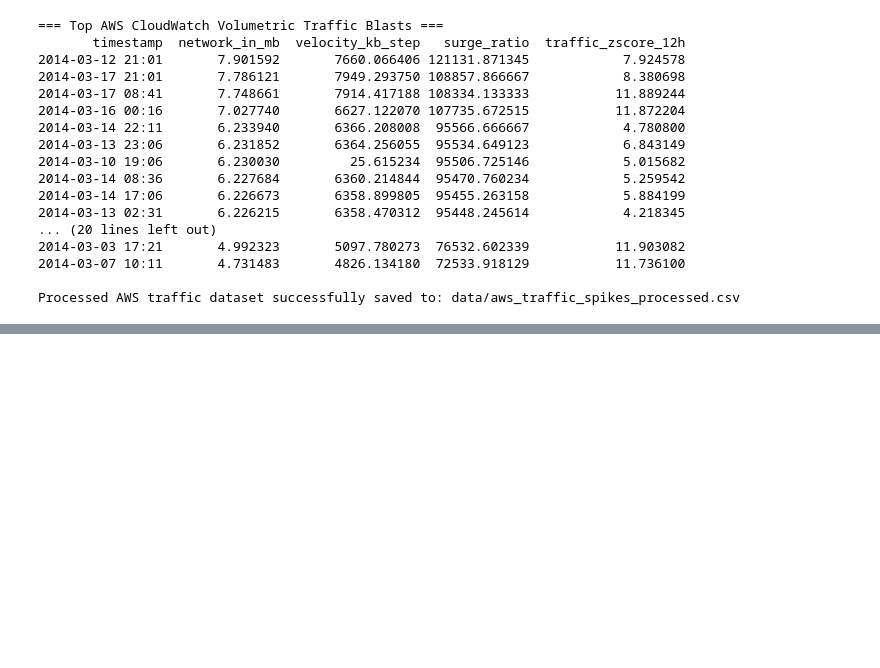
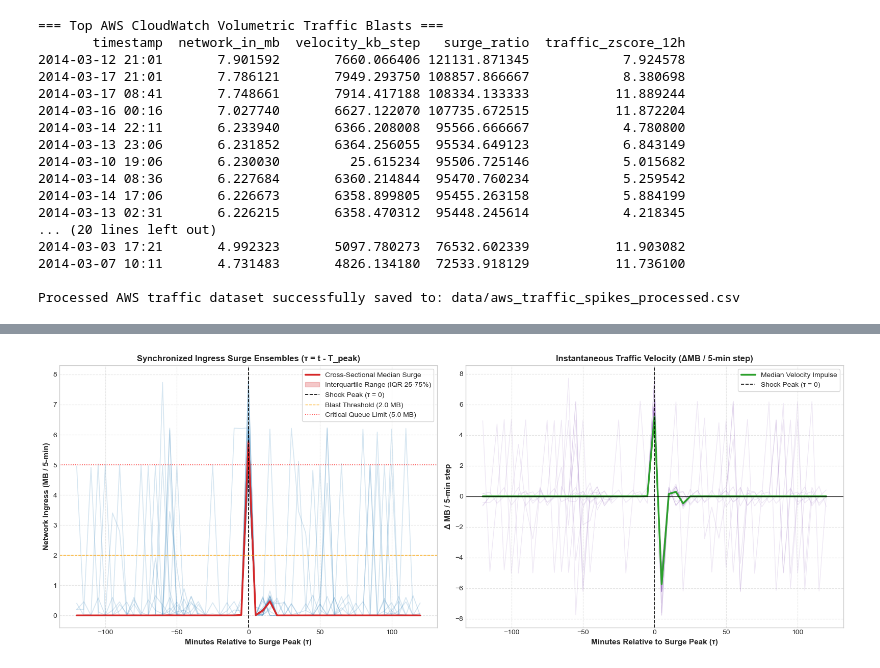
Before and after one commit to Mrun9/rare-event-shocks-benchmark, a Jupyter notebook: 12_aws_cloudwatch_server_traffic_spikes.ipynb, the cells around one changed output, grey strips where cells are left out. Saved outputs shown, nothing was run; the diff lists cells and outputs as text; code cells hidden in the pictures; blank space fills up the shorter version.

```diff
--- a/12_aws_cloudwatch_server_traffic_spikes.ipynb
+++ b/12_aws_cloudwatch_server_traffic_spikes.ipynb
@@ -217,0 +292,57 @@ Processed AWS traffic dataset successfully saved to: data/aws_traffic_spikes_pro
+# %%
+window = 24  # +/- 24 steps = +/- 120 minutes (4-hour event horizon)
+tau_min = np.arange(-window, window + 1) * 5
+
+trajectories = []
+velocities = []
+
+for p in peaks:
+    if p - window >= 0 and p + window < len(df_aws_proc):
+        sub = df_aws_proc.iloc[p - window : p + window + 1]
+        trajectories.append(sub['network_in_mb'].values)
+        velocities.append(sub['velocity_kb_step'].values / 1024.0)
+
+traj_mat = np.array(trajectories)
+vel_mat = np.array(velocities)
+
+fig, axes = plt.subplots(1, 2, figsize=(16, 6))
+
+# 1. Ingress Trajectory Envelope
+ax1 = axes[0]
+for row in traj_mat:
+    ax1.plot(tau_min, row, color='#1f77b4', alpha=0.18, lw=1.2)
+
+median_traj = np.median(traj_mat, axis=0)
+q25 = np.percentile(traj_mat, 25, axis=0)
+q75 = np.percentile(traj_mat, 75, axis=0)
+
+ax1.plot(tau_min, median_traj, color='#d62728', lw=2.5, label='Cross-Sectional Median Surge')
+ax1.fill_between(tau_min, q25, q75, color='#d62728', alpha=0.25, label='Interquartile Range (IQR 25-75%)')
+ax1.axvline(0, color='black', ls='--', lw=1.2, label='Shock Peak (\u03c4 = 0)')
+ax1.axhline(2.0, color='orange', ls='--', lw=1.0, alpha=0.8, label='Blast Threshold (2.0 MB)')
+ax1.axhline(5.0, color='red', ls=':', lw=1.2, alpha=0.8, label='Critical Queue Limit (5.0 MB)')
+ax1.set_title('Synchronized Ingress Surge Ensembles (\u03c4 = t - T_peak)', fontsize=12, fontweight='bold')
+ax1.set_xlabel('Minutes Relative to Surge Peak (\u03c4)', fontsize=11, fontweight='bold')
+ax1.set_ylabel('Network Ingress (MB / 5-min)', fontsize=11, fontweight='bold')
+ax1.legend(loc='upper right', frameon=True)
+ax1.grid(True, ls='--', alpha=0.5)
+
+# 2. Velocity / Acceleration Impulse
+ax2 = axes[1]
+median_vel = np.median(vel_mat, axis=0)
+for row in vel_mat:
+    ax2.plot(tau_min, row, color='#9467bd', alpha=0.15, lw=1.0)
+ax2.plot(tau_min, median_vel, color='#2ca02c', lw=2.5, label='Median Velocity Impulse')
+ax2.axvline(0, color='black', ls='--', lw=1.2, label='Shock Peak (\u03c4 = 0)')
+ax2.axhline(0, color='black', lw=0.8)
+ax2.set_title('Instantaneous Traffic Velocity (\u0394MB / 5-min step)', fontsize=12, fontweight='bold')
+ax2.set_xlabel('Minutes Relative to Surge Peak (\u03c4)', fontsize=11, fontweight='bold')
+ax2.set_ylabel('\u0394 MB / 5-min step', fontsize=11, fontweight='bold')
+ax2.legend(loc='upper right', frameon=True)
+ax2.grid(True, ls='--', alpha=0.5)
+
+plt.tight_layout()
+plt.savefig('data/aws_traffic_spikes_aligned_epochs.png', dpi=300)
+plt.show()
+# %% [output]
+[figure, added]
```
Also changed, not shown: parts of 6 cells of this notebook, 6 other files.
